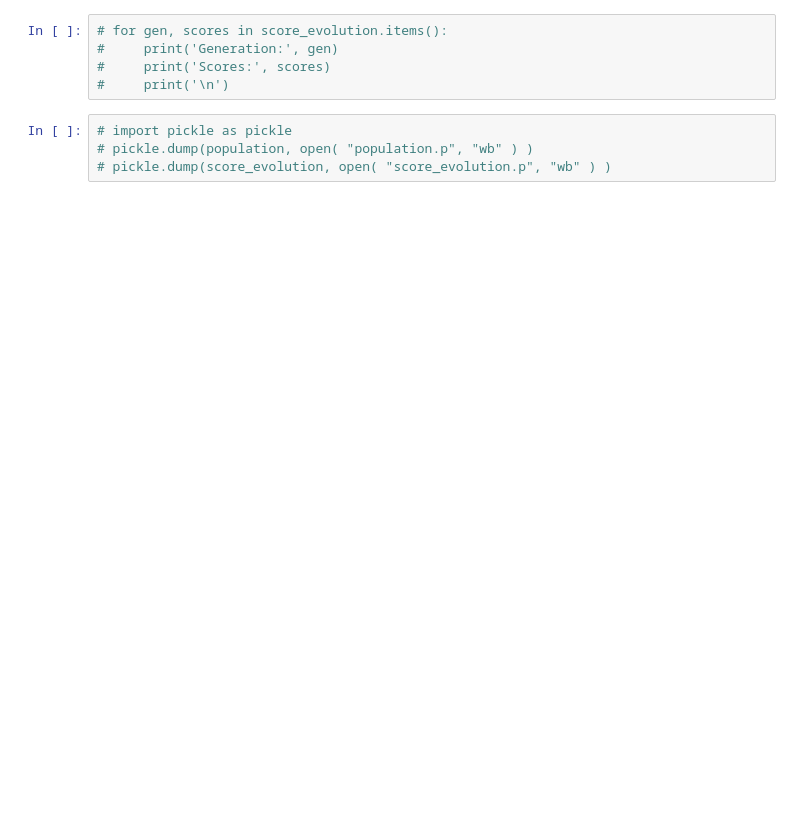
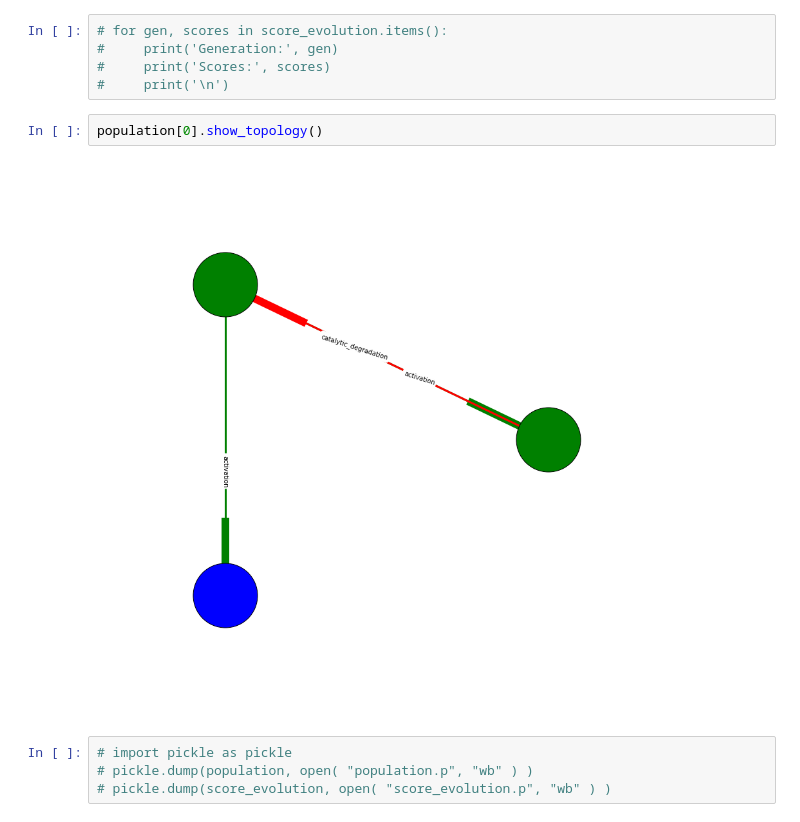
Before and after one commit to sbernasek/evolution_of_grn, a Jupyter notebook: full_simulations.ipynb, the cells around one changed output. Drawn from its saved outputs; the diff is of its cells as text; blank space fills up the shorter version.

```diff
--- a/full_simulations.ipynb
+++ b/full_simulations.ipynb
@@ -35,6 +95,10 @@ ax2.set_xlabel('Cumulative deviation from steady state')
 #     print('Generation:', gen)
 #     print('Scores:', scores)
 #     print('\n')
+# %%
+population[0].show_topology()
+# %% [output]
+[figure, added]
 # %%
 # import pickle as pickle
 # pickle.dump(population, open( "population.p", "wb" ) )
```
Also changed, not shown: parts of 9 cells of this notebook, 4 other files.
